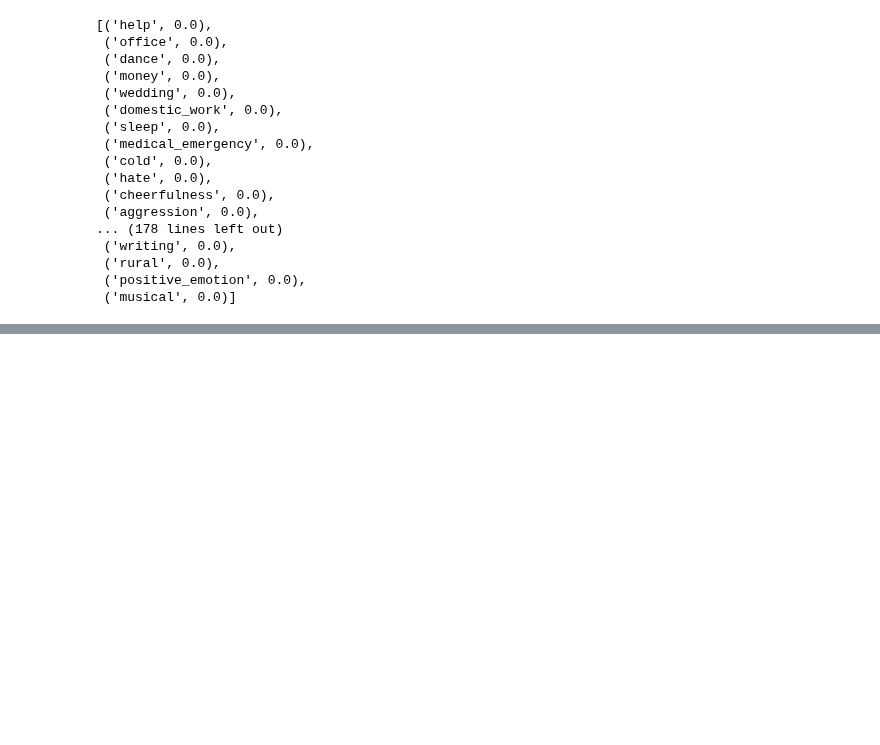
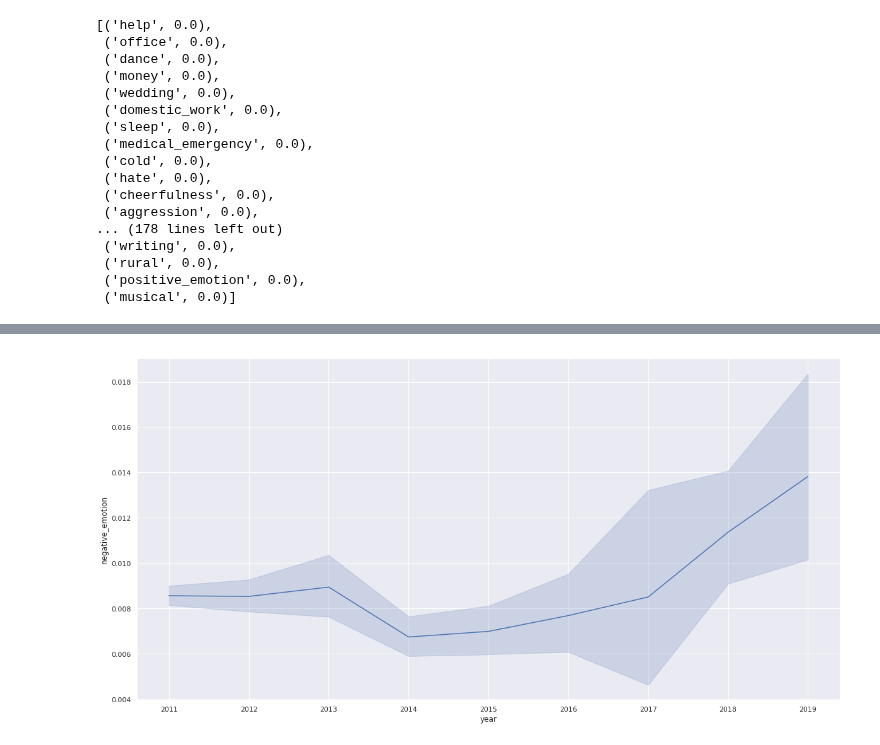
Before and after one commit to EmanuelHappy/Data-Science, a Jupyter notebook: _PushshiftReddit/empath.ipynb, the cells around one changed output, grey strips where cells are left out. Cells and saved outputs as stored; diff of their text form; code cells hidden in the pictures; blank space fills up the shorter version.

```diff
--- a/_PushshiftReddit/empath.ipynb
+++ b/_PushshiftReddit/empath.ipynb
@@ -66,0 +238,7 @@ sorted(c.items(), key=lambda kv: kv[1], reverse=True)
+# %%
+plt.figure(figsize=(20,10))
+ax = sns.lineplot(x="year", y="negative_emotion", data=df)
+ax.set(xticks=list(df["year"].drop_duplicates()))
+plt.show()
+# %% [output]
+[figure, added]
```
Also changed, not shown: parts of 22 cells of this notebook, 5 other files.
